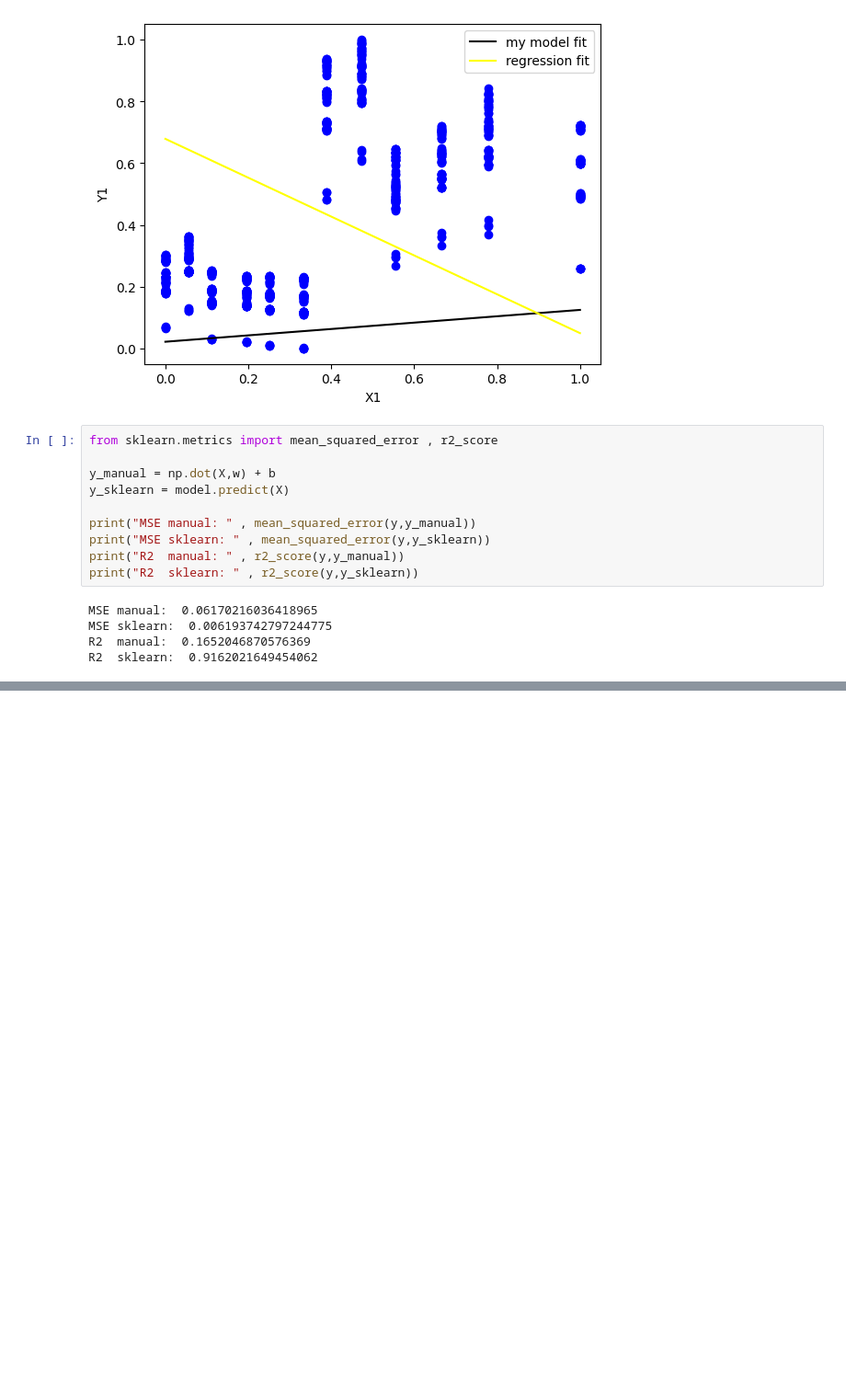
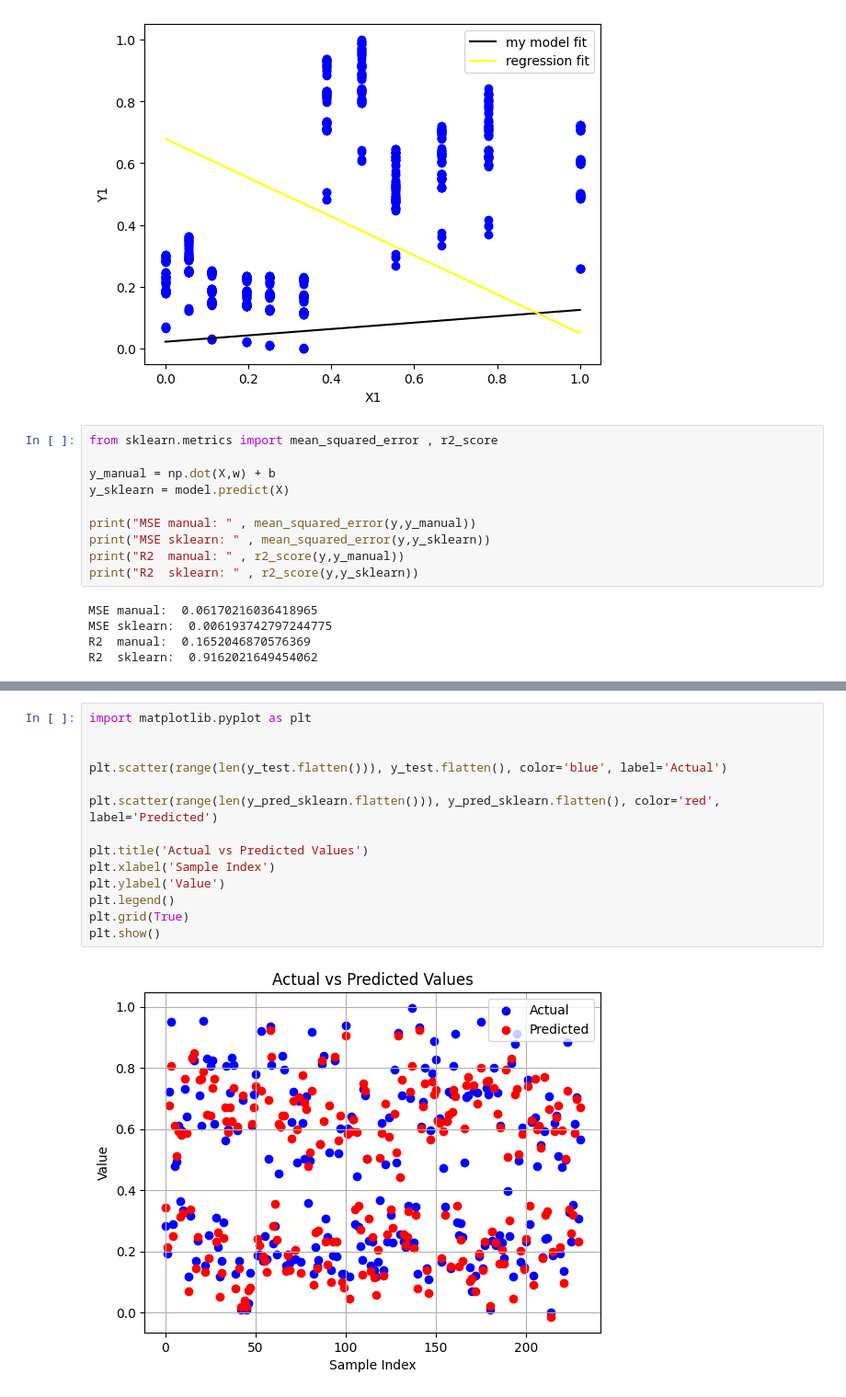
Before and after one commit to HAsadi99/Energy-Efficiency, a Jupyter notebook: feature_extraction.ipynb, the cells around one changed output, grey strips where cells are left out. Shown at 92% size. Drawn from its saved outputs; the diff is of its cells as text; blank space fills up the shorter version.

```diff
--- a/feature_extraction.ipynb
+++ b/feature_extraction.ipynb
@@ -300,0 +302,16 @@ plt.legend()
+# %%
+import matplotlib.pyplot as plt
+
+
+plt.scatter(range(len(y_test.flatten())), y_test.flatten(), color='blue', label='Actual')
+
+plt.scatter(range(len(y_pred_sklearn.flatten())), y_pred_sklearn.flatten(), color='red', label='Predicted')
+
+plt.title('Actual vs Predicted Values')
+plt.xlabel('Sample Index')
+plt.ylabel('Value')
+plt.legend()
+plt.grid(True)
+plt.show()
+# %% [output]
+[figure, added]
```
Also changed, not shown: parts of 3 cells of this notebook, 1 other file.
